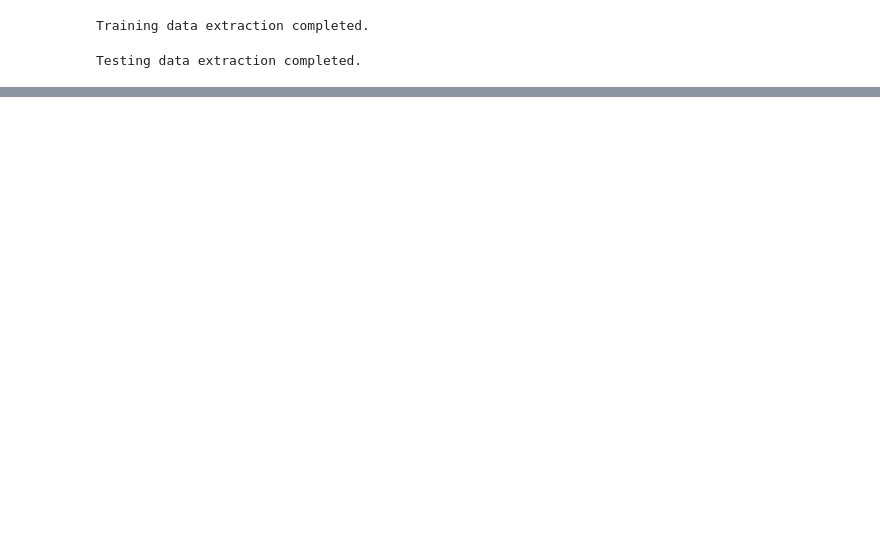
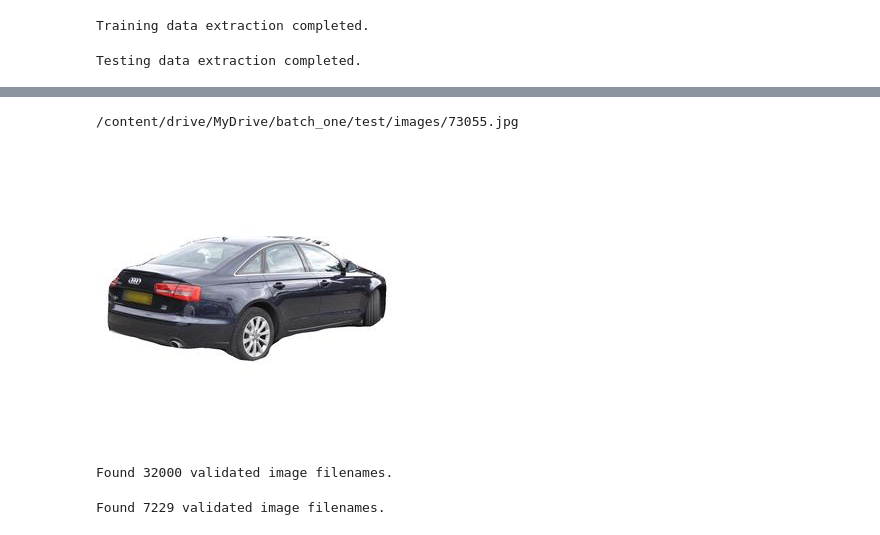
Before and after one commit to KhamessiTaha/ALPR, a Jupyter notebook: Car_Model_Classification.ipynb, the cells around one changed output, grey strips where cells are left out. Saved outputs shown, nothing was run; the diff lists cells and outputs as text; code cells hidden in the pictures; blank space fills up the shorter version.

```diff
--- a/Car_Model_Classification.ipynb
+++ b/Car_Model_Classification.ipynb
@@ -81,0 +70,7 @@ else:
+# %%
+cars_test = list(data_dir.glob('test/images/*'))
+print(cars_test[0])
+PIL.Image.open(str(cars_test[0]))
+# %% [output]
+/content/drive/MyDrive/batch_one/test/images/73055.jpg
+[figure, added]
@@ -81,0 +103,31 @@ else:
+# %%
+
+col =['Make', 'Model', 'Year']
+
+train_generator = train_aug.flow_from_dataframe(
+    dataframe=train_labels_df,
+    directory='train/images',
+    x_col='Image',
+    y_col=col,
+    target_size=(img_height,img_width),
+    seed=42,
+    batch_size=batch_size,
+    class_mode='raw',
+    shuffle=True
+)
+# %% [output]
+Found 32000 validated image filenames.
+# %%
+test_generator = test_aug.flow_from_dataframe(
+    dataframe=test_labels_df,
+    directory='test/images',
+    x_col='Image',
+    y_col=col,
+    target_size=(img_height,img_width),
+    seed=42,
+    batch_size=batch_size,
+    class_mode='raw',
+    shuffle=False
+)
+# %% [output]
+Found 7229 validated image filenames.
```
Also changed, not shown: parts of 17 cells of this notebook.
